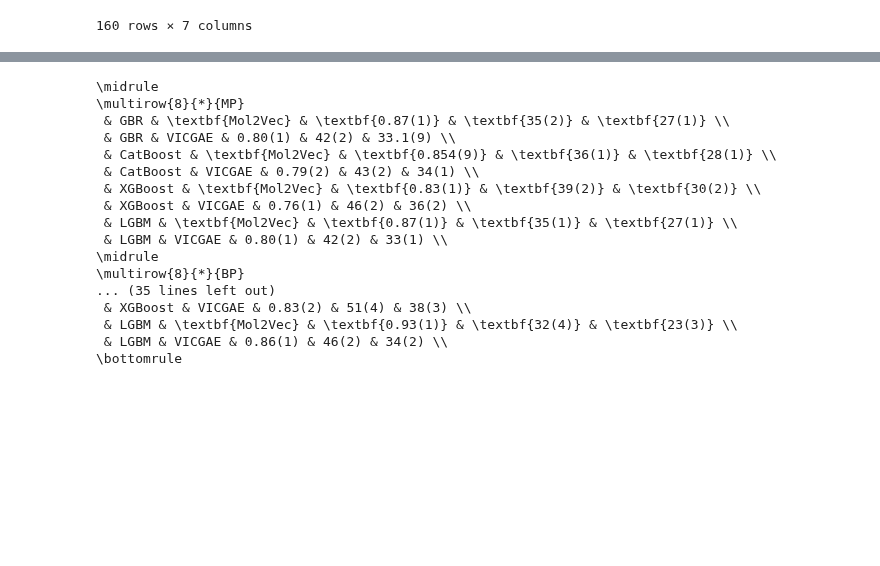
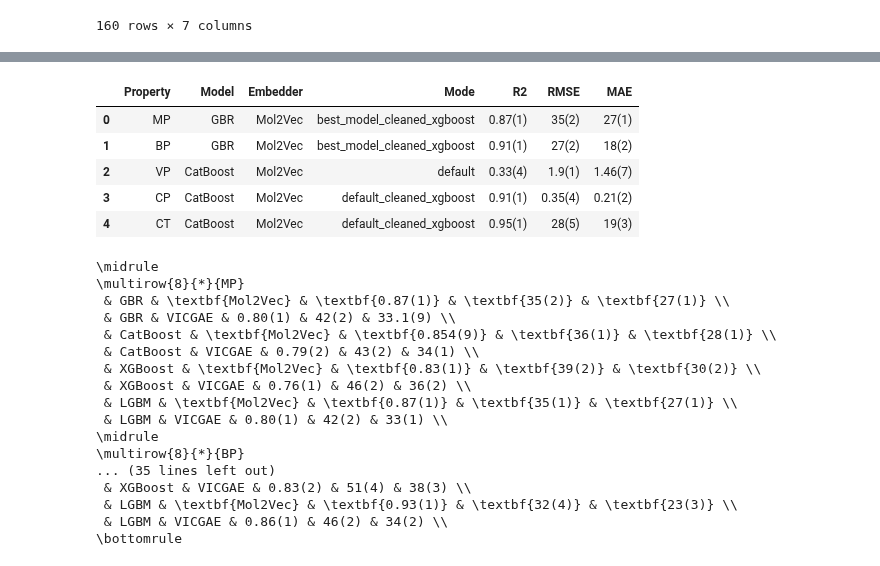
Before and after one commit to aravindhnivas/cxml_py, a Jupyter notebook: notebooks/analysis.ipynb, the cells around one changed output, grey strips where cells are left out. Drawn from its saved outputs; the diff is of its cells as text; code cells hidden in the pictures; blank space fills up the shorter version.

```diff
--- a/notebooks/analysis.ipynb
+++ b/notebooks/analysis.ipynb
@@ -282,3 +339,19 @@ best_metrics_df
+# %%
+get_best_metrics(
+    best_metrics_df_overall,
+    search_width=4,
+    optimize='mae',
+    savename='_overall_model',
+    # save=True,
+    # verbose=True
+)
+# %% [output]
+|  | Property | Model | Embedder | Mode | R2 | RMSE | MAE |
+| 0 | MP | GBR | Mol2Vec | best_model_cleaned_xgboost | 0.87(1) | 35(2) | 27(1) |
+| 1 | BP | GBR | Mol2Vec | best_model_cleaned_xgboost | 0.91(1) | 27(2) | 18(2) |
+| 2 | VP | CatBoost | Mol2Vec | default | 0.33(4) | 1.9(1) | 1.46(7) |
+| 3 | CP | CatBoost | Mol2Vec | default_cleaned_xgboost | 0.91(1) | 0.35(4) | 0.21(2) |
+| 4 | CT | CatBoost | Mol2Vec | default_cleaned_xgboost | 0.95(1) | 28(5) | 19(3) |
 # %%
 i = 1
 latex_str = ''
```
Also changed, not shown: parts of 6 cells of this notebook.
